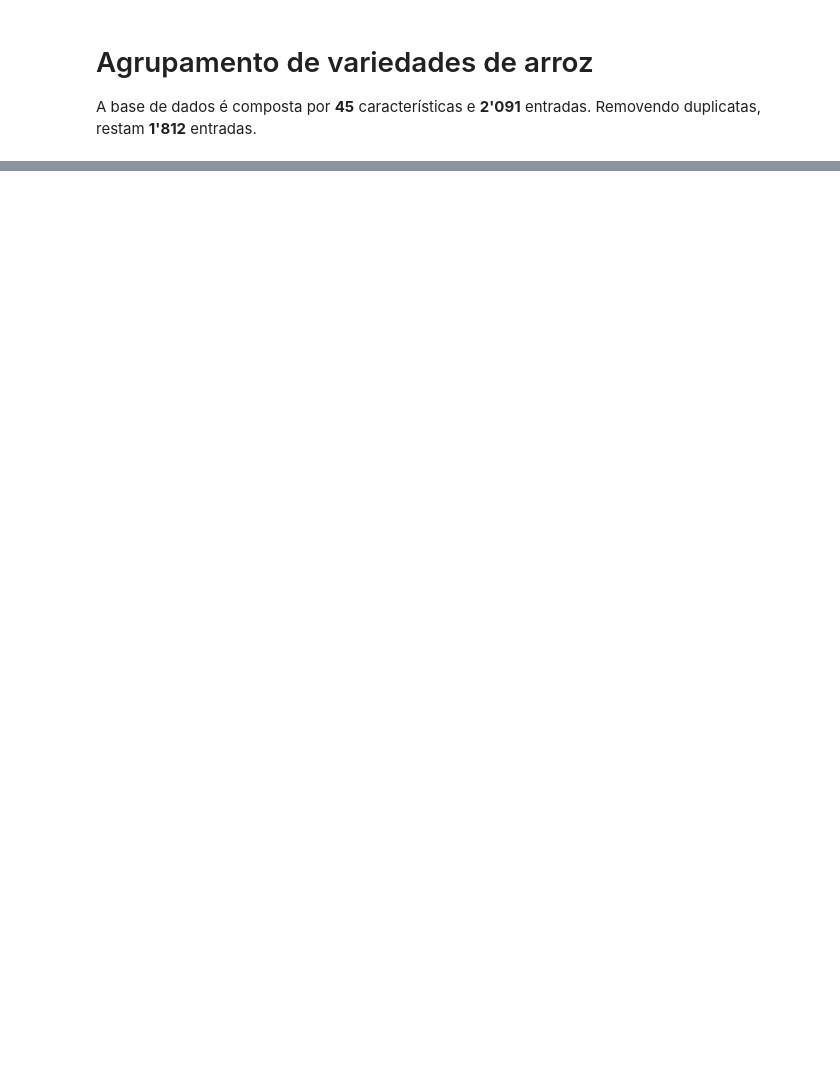
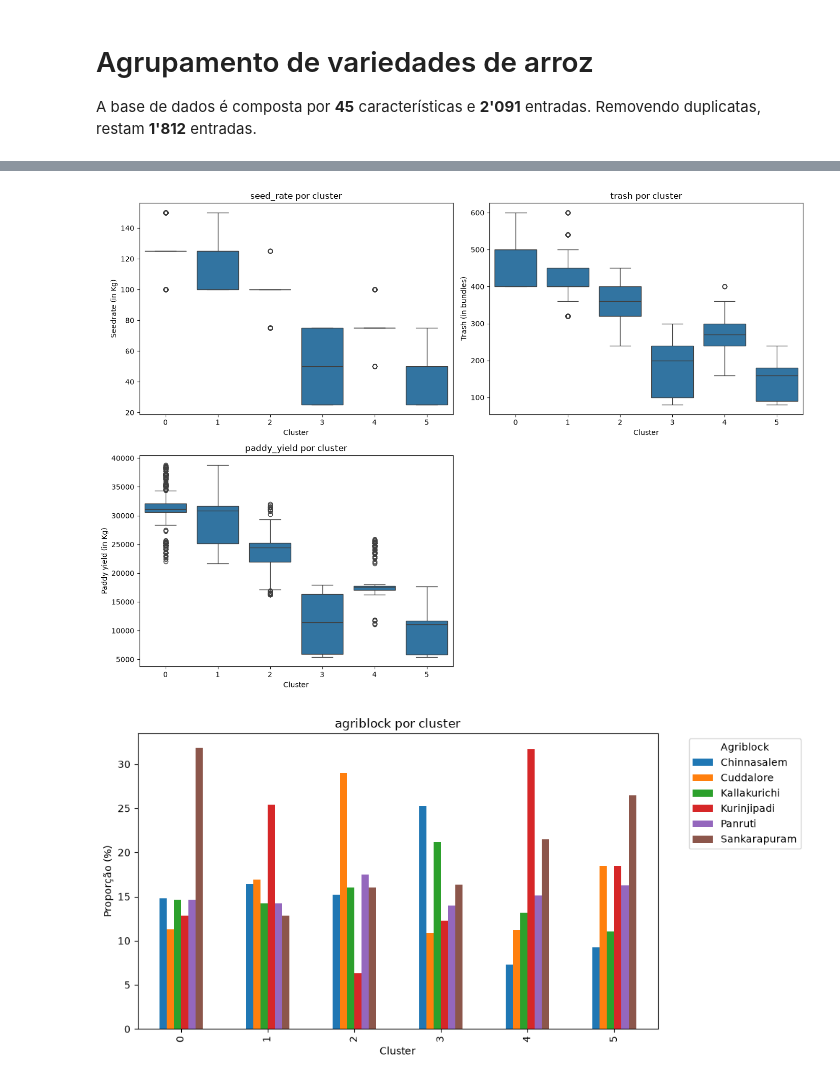
Before and after one commit to gabdumal/data_mining, a Jupyter notebook: assignment_3/main.ipynb, the cells around one changed output, grey strips where cells are left out. Cells and saved outputs as stored; diff of their text form; code cells hidden in the pictures; blank space fills up the shorter version.

```diff
--- a/assignment_3/main.ipynb
+++ b/assignment_3/main.ipynb
@@ -25,11 +72,34 @@ indexes_of2_categorical_columns = [
 # %%
-clustered_df_through_kp = f3_df.copy()
+features = f3_categorical_columns + f3_numerical_columns
+clustered_df_by_kp = f3_df[features].copy()
 
-k_prototypes_protocol = KPrototypes(n_clusters=6, random_state=42)
+# K-Prototypes expects categorical columns as strings
+for col in f3_categorical_columns:
+    clustered_df_by_kp[col] = clustered_df_by_kp[col].astype(str)
 
+# Identify indexes of categorical indexes
+indexes_of_categorical_columns = [
+    clustered_df_by_kp.columns.get_loc(col) for col in f3_categorical_columns
+]
+
+# Set parameters
+k_prototypes_protocol = KPrototypes(
+    n_clusters=6, init="Cao", n_init=10, random_state=42
+)
+
+# Clustering
 clusters = k_prototypes_protocol.fit_predict(
-    clustered_df_through_kp, categorical=indexes_of2_categorical_columns
+    clustered_df_by_kp.to_numpy(), categorical=indexes_of_categorical_columns
 )
 
 # Add column describing the cluster to the database
-clustered_df_through_kp["Cluster"] = clusters
+clustered_df_by_kp["cluster"] = clusters
+
+# Add target variables back for cluster analysis
+clustered_df_by_kp["paddy_yield"] = f3_df.loc[clustered_df_by_kp.index, "paddy_yield"]
+clustered_df_by_kp["trash"] = f3_df.loc[clustered_df_by_kp.index, "trash"]
+
+# Revert scaling
+clustered_df_by_kp.seed_rate = dd_df.loc[clustered_df_by_kp.index, "seed_rate"]
+clustered_df_by_kp.paddy_yield = dd_df.loc[clustered_df_by_kp.index, "paddy_yield"]
+clustered_df_by_kp.trash = dd_df.loc[clustered_df_by_kp.index, "trash"]
@@ -76,0 +106,16 @@ Centroides:
+# %%
+plot_clusters_numeric_boxplot(
+    data_frame=clustered_df_by_kp,
+    cluster_column="cluster",
+    numerical_columns=[*f3_numerical_columns, *target_columns],
+)
+
+
+plot_clusters_categorical(
+    data_frame=clustered_df_by_kp,
+    cluster_column="cluster",
+    categorical_columns=f3_categorical_columns,
+)
+# %% [output]
+[figure, added]
+[figure, added]
```
Also changed, not shown: parts of 8 cells of this notebook, 1 other file.
